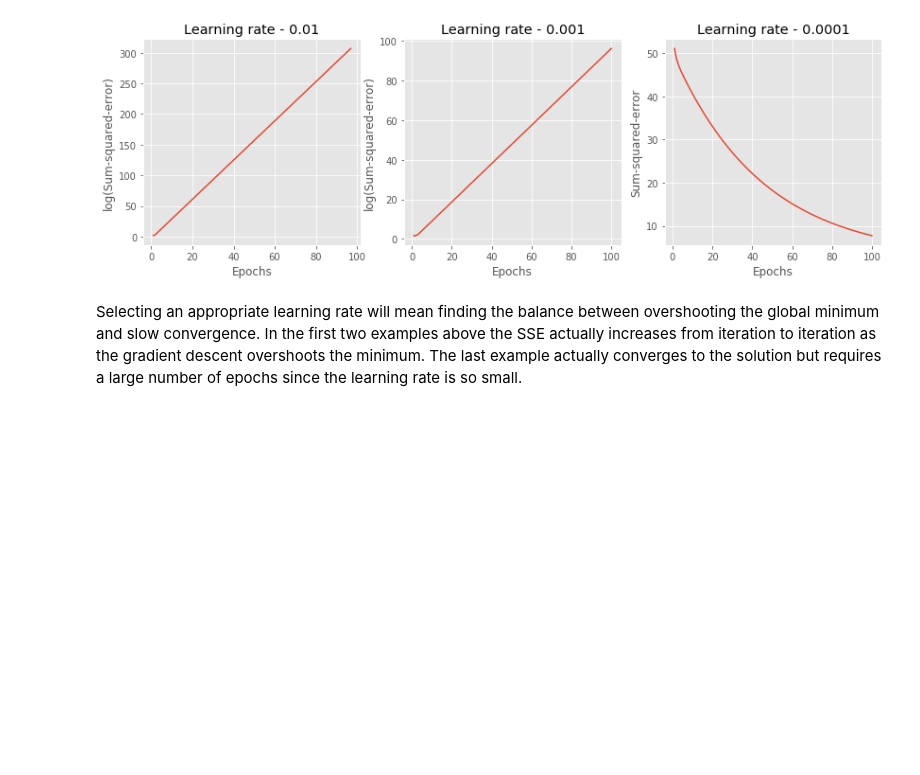
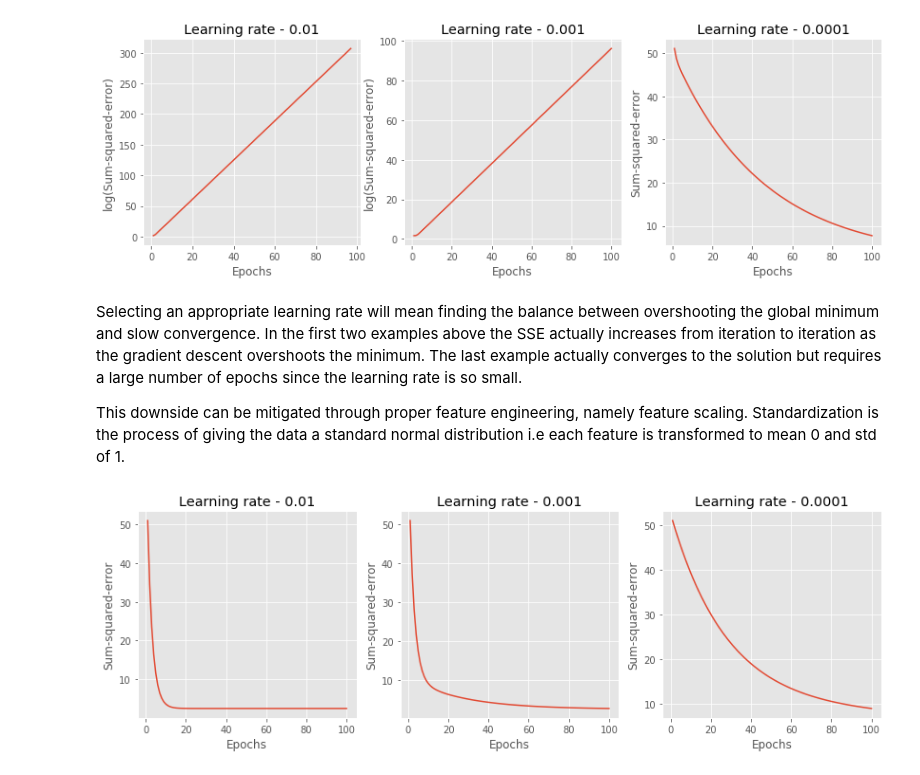
Before and after one commit to davidlwzhao/pyml, a Jupyter notebook: python-machine-learning/chpt-2.ipynb, the cells around one changed output. Saved outputs shown, nothing was run; the diff lists cells and outputs as text; code cells hidden in the pictures; blank space fills up the shorter version.

```diff
--- a/python-machine-learning/chpt-2.ipynb
+++ b/python-machine-learning/chpt-2.ipynb
@@ -295,3 +336,17 @@ plt.show()
 [figure]
 # %% [markdown]
 Selecting an appropriate learning rate will mean finding the balance between overshooting the global minimum and slow convergence. In the first two examples above the SSE actually increases from iteration to iteration as the gradient descent overshoots the minimum. The last example actually converges to the solution but requires a large number of epochs since the learning rate is so small.
+
+This downside can be mitigated through proper feature engineering, namely feature scaling. Standardization is the process of giving the data a standard normal distribution i.e each feature is transformed to mean 0 and std of 1.
+# %%
+# utility function to standardize features
+def standardize(X):
+    X_std = np.copy(X)
+    X_std = (X - X.mean(axis=0)) / X.std(axis=0)
+    return X_std
+
+X_std = standardize(X)
+# %%
+plot_learning_rates([0.01, 0.001, 0.0001], X_std, y, AdalineGD)
+# %% [output]
+[figure, added]
```
Also changed, not shown: parts of 6 cells of this notebook.
